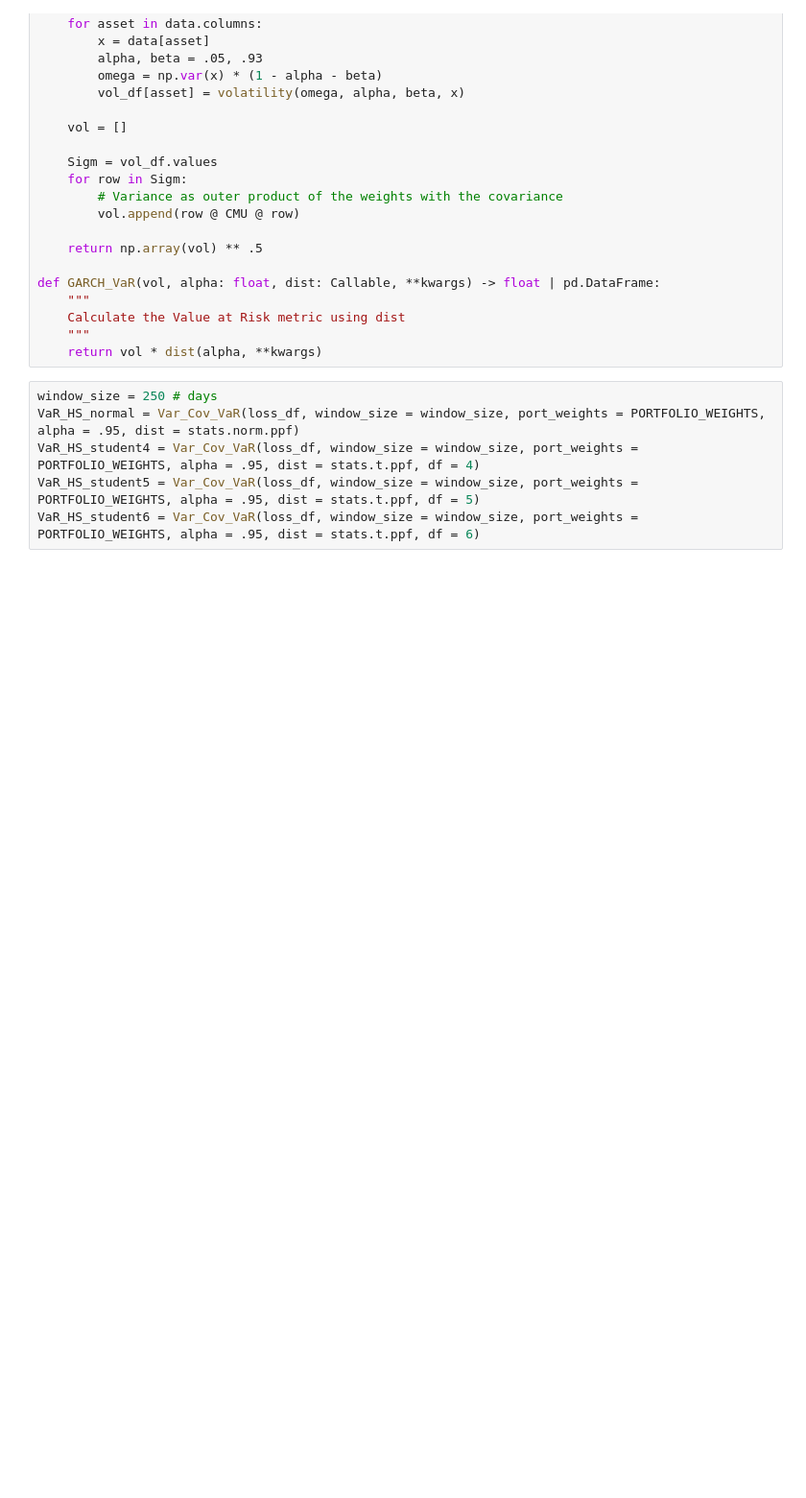
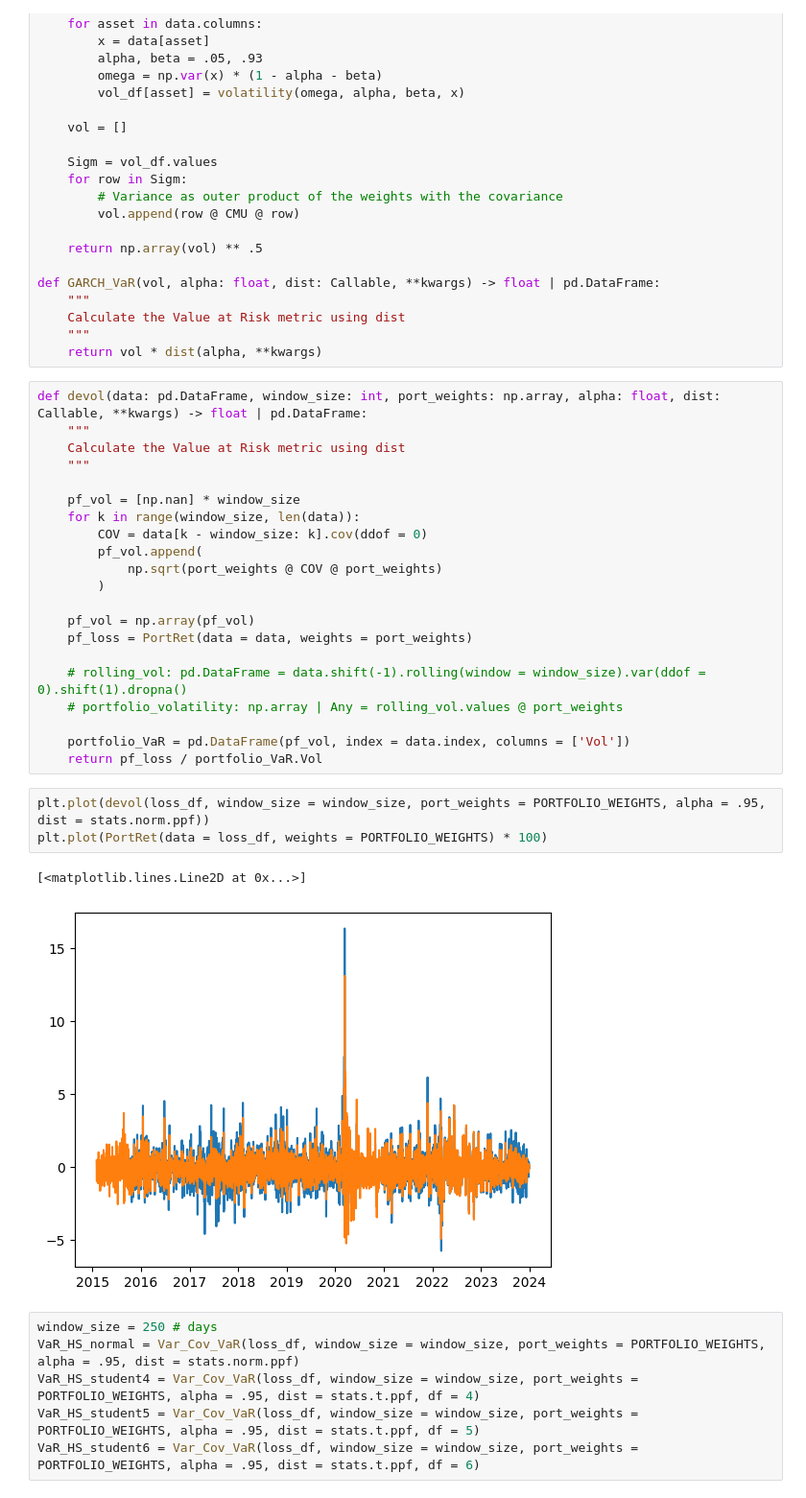
Before and after one commit to DaanZunnenberg/RiskFunctions, a Jupyter notebook: Assignment_1/Updated_version/QFRM_Assignment1.ipynb, the cells around one changed output. Shown at 96% size. Cells and saved outputs as stored; diff of their text form; blank space fills up the shorter version.

```diff
--- a/Assignment_1/Updated_version/QFRM_Assignment1.ipynb
+++ b/Assignment_1/Updated_version/QFRM_Assignment1.ipynb
@@ -167,6 +199,33 @@ def GARCH_VaR(vol, alpha: float, dist: Callable, **kwargs) -> float | pd.DataFra
     Calculate the Value at Risk metric using dist
     """
     return vol * dist(alpha, **kwargs)
+# %%
+def devol(data: pd.DataFrame, window_size: int, port_weights: np.array, alpha: float, dist: Callable, **kwargs) -> float | pd.DataFrame:
+    """
+    Calculate the Value at Risk metric using dist
+    """
+
+    pf_vol = [np.nan] * window_size
+    for k in range(window_size, len(data)):
+        COV = data[k - window_size: k].cov(ddof = 0)
+        pf_vol.append(
+            np.sqrt(port_weights @ COV @ port_weights)
+        )
+
+    pf_vol = np.array(pf_vol)
+    pf_loss = PortRet(data = data, weights = port_weights)
+
+    # rolling_vol: pd.DataFrame = data.shift(-1).rolling(window = window_size).var(ddof = 0).shift(1).dropna()
+    # portfolio_volatility: np.array | Any = rolling_vol.values @ port_weights
+
+    portfolio_VaR = pd.DataFrame(pf_vol, index = data.index, columns = ['Vol'])
+    return pf_loss / portfolio_VaR.Vol
+# %%
+plt.plot(devol(loss_df, window_size = window_size, port_weights = PORTFOLIO_WEIGHTS, alpha = .95, dist = stats.norm.ppf))
+plt.plot(PortRet(data = loss_df, weights = PORTFOLIO_WEIGHTS) * 100)
+# %% [output]
+[<matplotlib.lines.Line2D at 0x...>]
+[figure, added]
 # %%
 window_size = 250 # days
 VaR_HS_normal = Var_Cov_VaR(loss_df, window_size = window_size, port_weights = PORTFOLIO_WEIGHTS, alpha = .95, dist = stats.norm.ppf)
```
Also changed, not shown: parts of 45 cells of this notebook.
